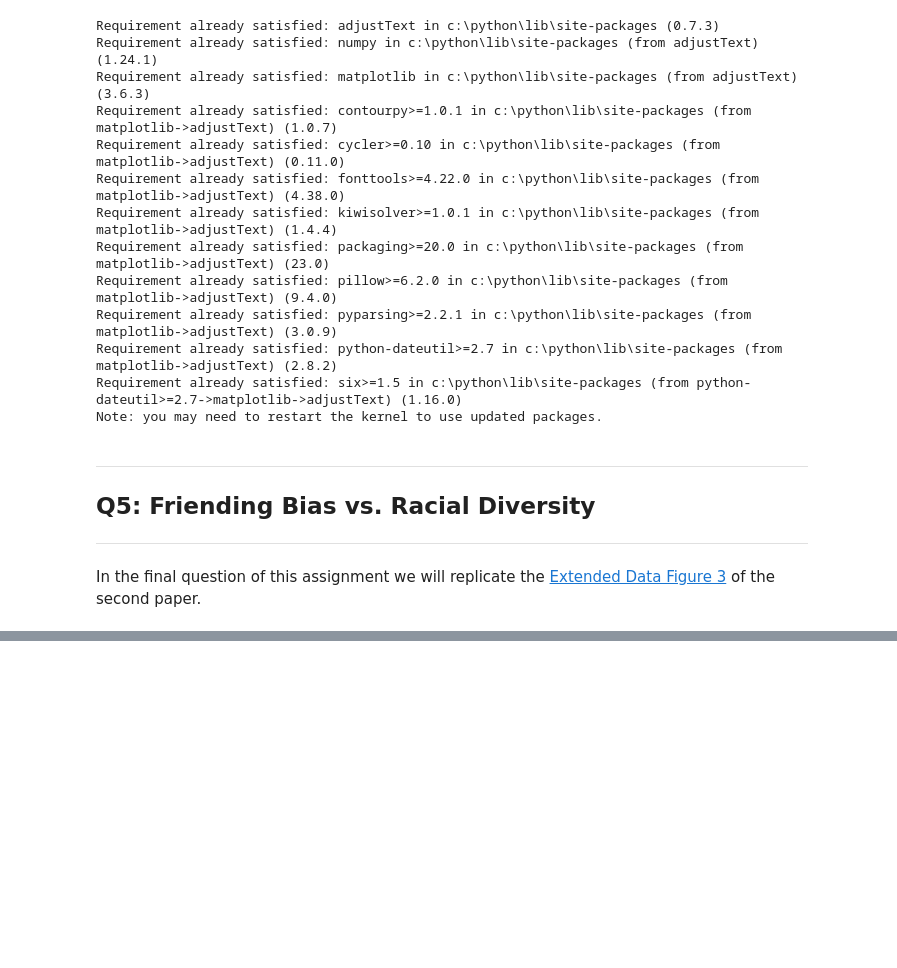
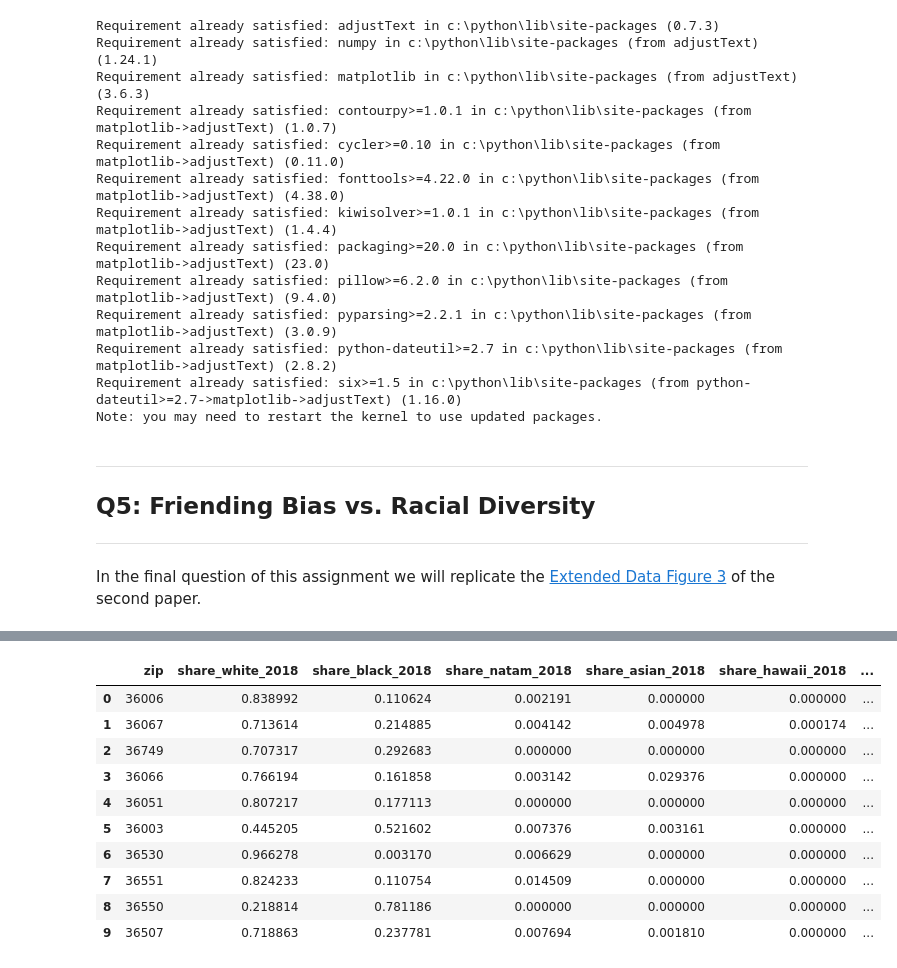
Before and after one commit to dmatsanganis/Economic_Connectedness_Analysis_and_Visualization, a Jupyter notebook: DM.ipynb, the cells around one changed output, grey strips where cells are left out. Cells and saved outputs as stored; diff of their text form; code cells hidden in the pictures; blank space fills up the shorter version.

```diff
--- a/DM.ipynb
+++ b/DM.ipynb
@@ -1398,0 +1421,24 @@ In the final question of this assignment we will replicate the [Extended Data Fi
+# %%
+# Get the dataset's path.
+path = os.path.abspath('data/zip_covariates.dta')
+
+# Load the CSV to a dataframe (keeping only the necessary columns).
+question5_nbhd_second_df = pd.read_stata(path, columns = ['zip','share_white_2018', 'share_black_2018',
+                                                        'share_natam_2018', 'share_asian_2018',
+                                                        'share_hawaii_2018','share_hispanic_2018'])
+
+# Preview the dataframe.
+# question5_nbhd_second_df.sample(10)
+question5_nbhd_second_df.head(10)
+# %% [output]
+|  | zip | share_white_2018 | share_black_2018 | share_natam_2018 | share_asian_2018 | share_hawaii_2018 | ... |
+| 0 | 36006 | 0.838992 | 0.110624 | 0.002191 | 0.000000 | 0.000000 | ... |
+| 1 | 36067 | 0.713614 | 0.214885 | 0.004142 | 0.004978 | 0.000174 | ... |
+| 2 | 36749 | 0.707317 | 0.292683 | 0.000000 | 0.000000 | 0.000000 | ... |
+| 3 | 36066 | 0.766194 | 0.161858 | 0.003142 | 0.029376 | 0.000000 | ... |
+| 4 | 36051 | 0.807217 | 0.177113 | 0.000000 | 0.000000 | 0.000000 | ... |
+| 5 | 36003 | 0.445205 | 0.521602 | 0.007376 | 0.003161 | 0.000000 | ... |
+| 6 | 36530 | 0.966278 | 0.003170 | 0.006629 | 0.000000 | 0.000000 | ... |
+| 7 | 36551 | 0.824233 | 0.110754 | 0.014509 | 0.000000 | 0.000000 | ... |
+| 8 | 36550 | 0.218814 | 0.781186 | 0.000000 | 0.000000 | 0.000000 | ... |
+| 9 | 36507 | 0.718863 | 0.237781 | 0.007694 | 0.001810 | 0.000000 | ... |
```
Also changed, not shown: parts of 42 cells of this notebook.
